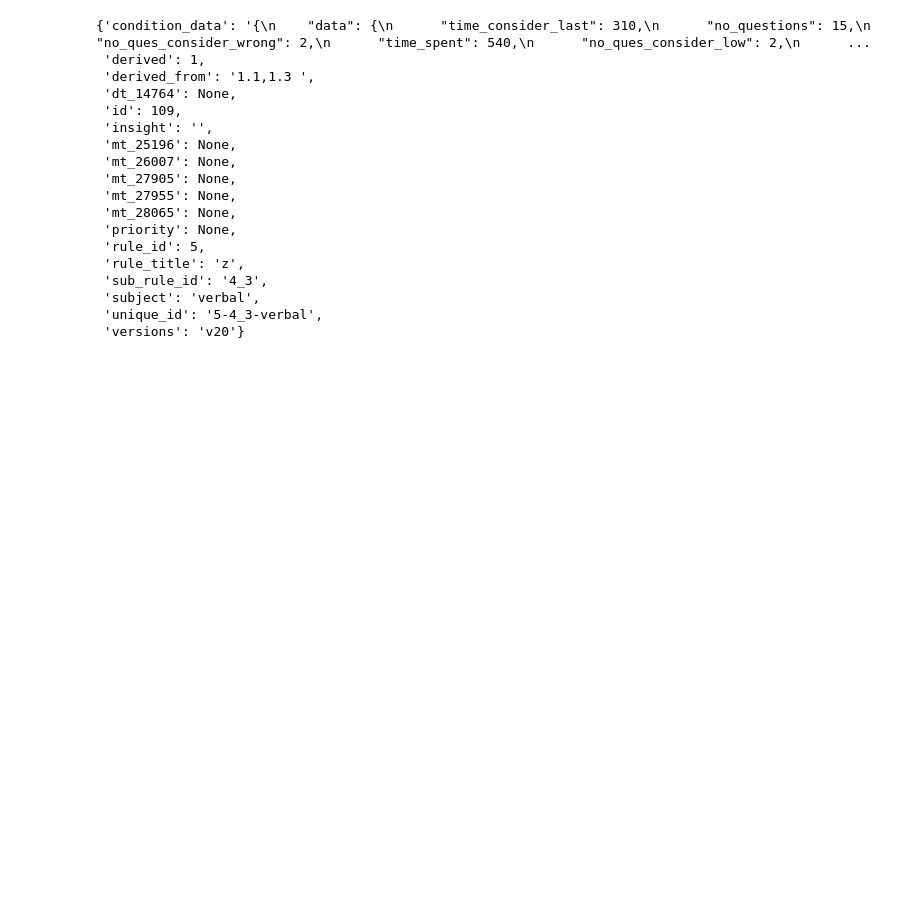
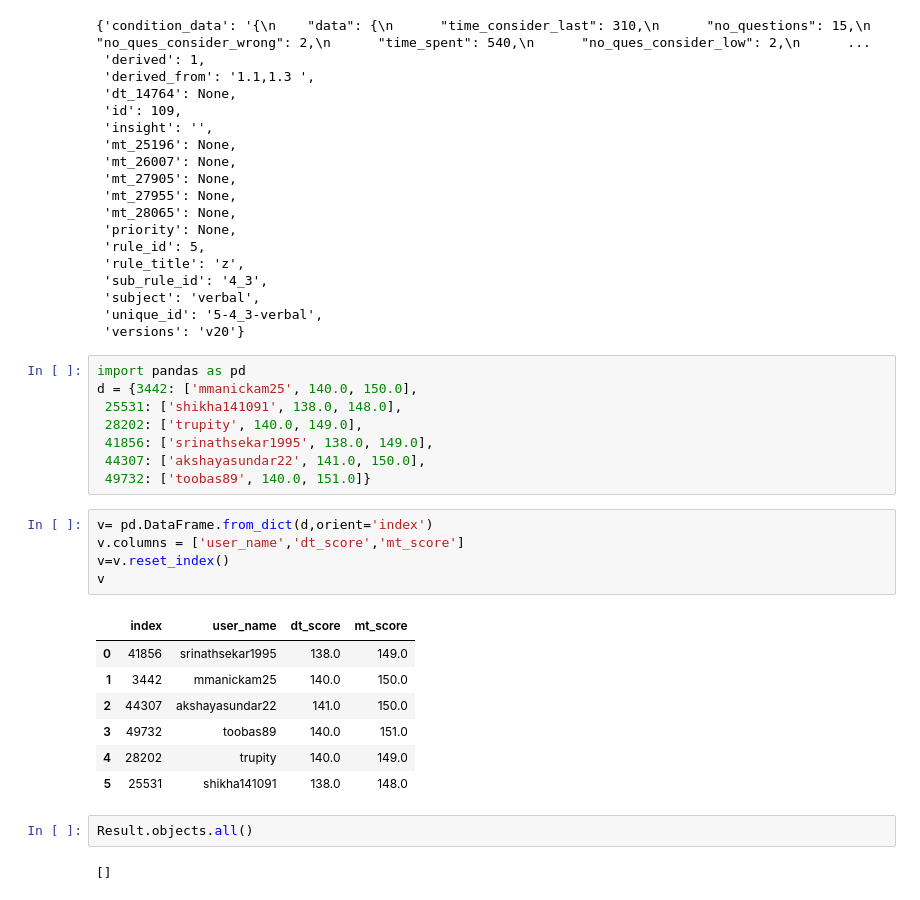
Before and after one commit to panneer12/admission-work, a Jupyter notebook: PFR_basic_structure.ipynb, the cells around one changed output. Drawn from its saved outputs; the diff is of its cells as text; blank space fills up the shorter version.

```diff
--- a/PFR_basic_structure.ipynb
+++ b/PFR_basic_structure.ipynb
@@ -578,3 +578,28 @@ cache.get(i)
  'subject': 'verbal',
  'unique_id': '5-4_3-verbal',
  'versions': 'v20'}
+# %%
+import pandas as pd
+d = {3442: ['mmanickam25', 140.0, 150.0],
+ 25531: ['shikha141091', 138.0, 148.0],
+ 28202: ['trupity', 140.0, 149.0],
+ 41856: ['srinathsekar1995', 138.0, 149.0],
+ 44307: ['akshayasundar22', 141.0, 150.0],
+ 49732: ['toobas89', 140.0, 151.0]}
+# %%
+v= pd.DataFrame.from_dict(d,orient='index')
+v.columns = ['user_name','dt_score','mt_score']
+v=v.reset_index()
+v
+# %% [output]
+|  | index | user_name | dt_score | mt_score |
+| 0 | 41856 | srinathsekar1995 | 138.0 | 149.0 |
+| 1 | 3442 | mmanickam25 | 140.0 | 150.0 |
+| 2 | 44307 | akshayasundar22 | 141.0 | 150.0 |
+| 3 | 49732 | toobas89 | 140.0 | 151.0 |
+| 4 | 28202 | trupity | 140.0 | 149.0 |
+| 5 | 25531 | shikha141091 | 138.0 | 148.0 |
+# %%
+Result.objects.all()
+# %% [output]
+[]
```
Also changed, not shown: parts of 4 cells of this notebook, 5 other files.
